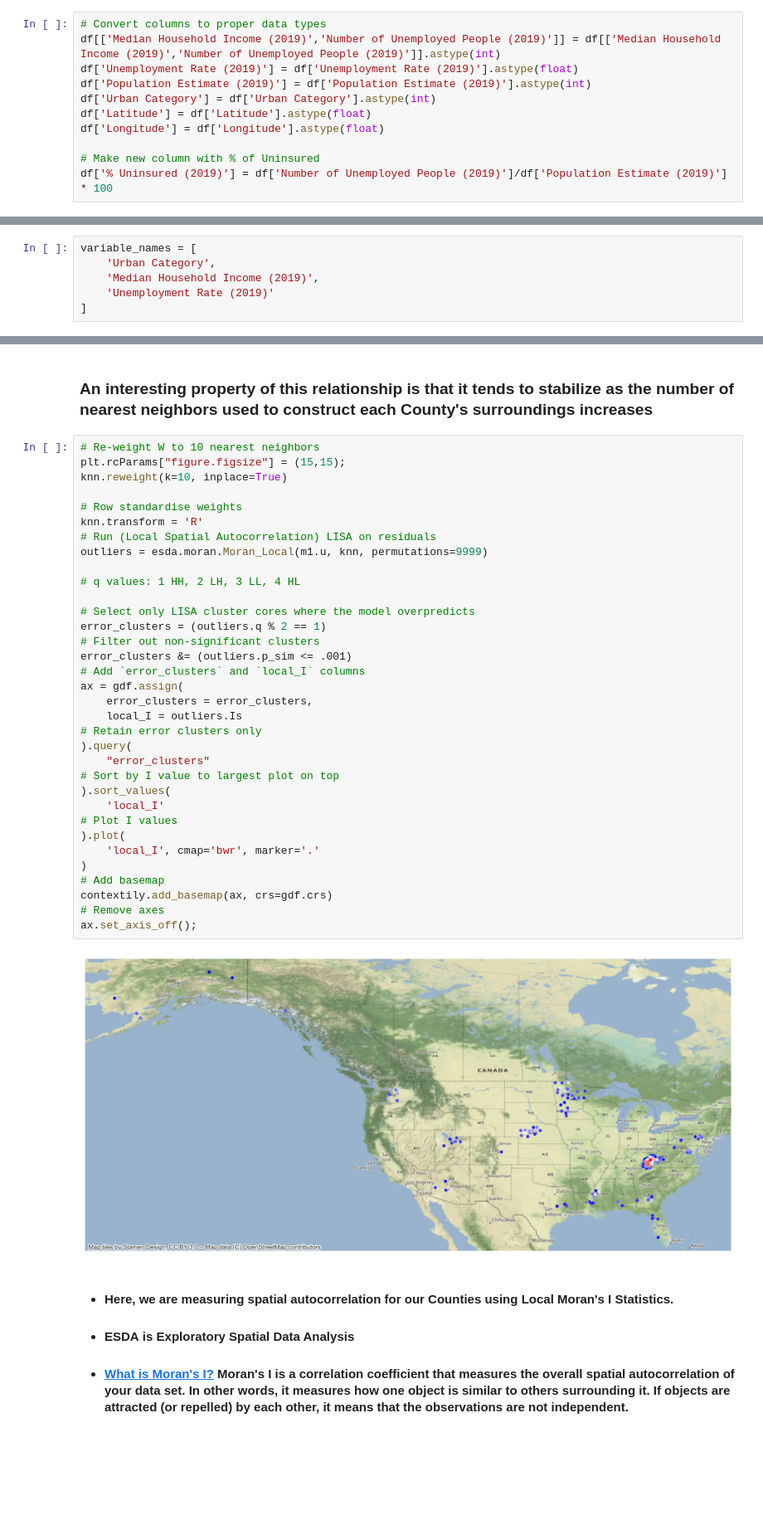
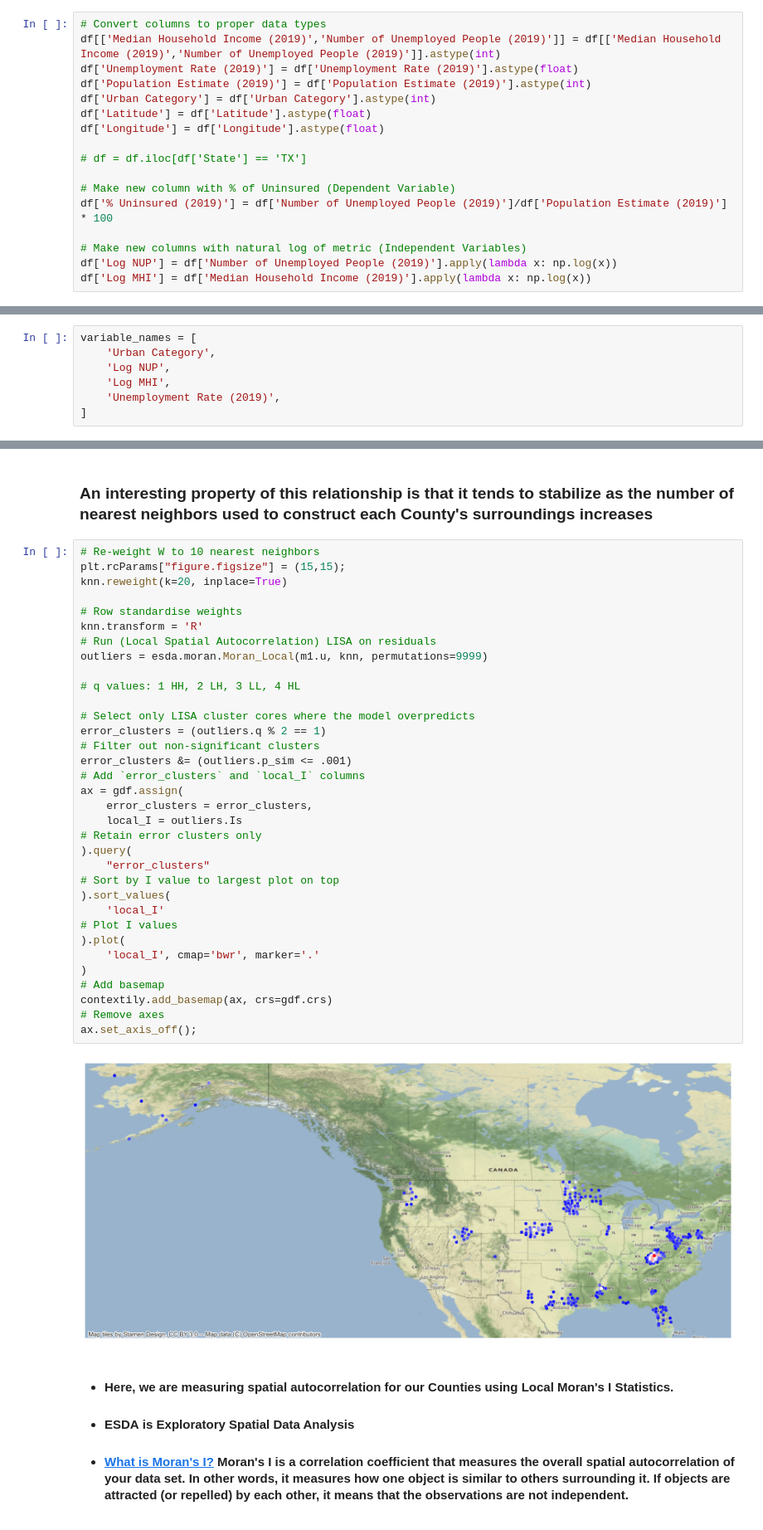
Before and after one commit to Myself1214/Pushing-P-Breakers, a Jupyter notebook: GWR_Model.ipynb, the cells around one changed output, grey strips where cells are left out. Shown at 83% size. Drawn from its saved outputs; the diff is of its cells as text; blank space fills up the shorter version.

```diff
--- a/GWR_Model.ipynb
+++ b/GWR_Model.ipynb
@@ -68,8 +69,14 @@ df['Urban Category'] = df['Urban Category'].astype(int)
 df['Latitude'] = df['Latitude'].astype(float)
 df['Longitude'] = df['Longitude'].astype(float)
 
-# Make new column with % of Uninsured
+# df = df.iloc[df['State'] == 'TX']
+
+# Make new column with % of Uninsured (Dependent Variable)
 df['% Uninsured (2019)'] = df['Number of Unemployed People (2019)']/df['Population Estimate (2019)'] * 100
+
+# Make new columns with natural log of metric (Independent Variables)
+df['Log NUP'] = df['Number of Unemployed People (2019)'].apply(lambda x: np.log(x))
+df['Log MHI'] = df['Median Household Income (2019)'].apply(lambda x: np.log(x))
 # %%
 df.head()
 # %% [output]
@@ -149,8 +158,9 @@ dtype: object
 # %%
 variable_names = [
     'Urban Category',
-    'Median Household Income (2019)',
-    'Unemployment Rate (2019)'
+    'Log NUP',
+    'Log MHI',
+    'Unemployment Rate (2019)',
 ]
 # %%
 from pysal.model import spreg
@@ -298,39 +308,39 @@ ax.set_ylabel('Spatial Lag of Model Residuals - $W u$');
 # %%
 # Re-weight W to 10 nearest neighbors
 plt.rcParams["figure.figsize"] = (15,15);
-knn.reweight(k=10, inplace=True)
+knn.reweight(k=20, inplace=True)
 
 # Row standardise weights
 knn.transform = 'R'
 # Run (Local Spatial Autocorrelation) LISA on residuals
 outliers = esda.moran.Moran_Local(m1.u, knn, permutations=9999)
 
 # q values: 1 HH, 2 LH, 3 LL, 4 HL
 
 # Select only LISA cluster cores where the model overpredicts
 error_clusters = (outliers.q % 2 == 1)
 # Filter out non-significant clusters
 error_clusters &= (outliers.p_sim <= .001)
 # Add `error_clusters` and `local_I` columns
 ax = gdf.assign(
     error_clusters = error_clusters,
     local_I = outliers.Is
 # Retain error clusters only
 ).query(
     "error_clusters"
 # Sort by I value to largest plot on top
 ).sort_values(
     'local_I'
 # Plot I values
 ).plot(
     'local_I', cmap='bwr', marker='.'
 )
 # Add basemap
 contextily.add_basemap(ax, crs=gdf.crs)
 # Remove axes
 ax.set_axis_off();
 # %% [output]
-[figure, old version]
+[figure, new version]
 # %% [markdown]
 - #### Here, we are measuring spatial autocorrelation for our Counties using **Local Moran's I** Statistics.
 - #### **ESDA** is Exploratory Spatial Data Analysis
```
Also changed, not shown: parts of 13 cells of this notebook, 3 other files.
